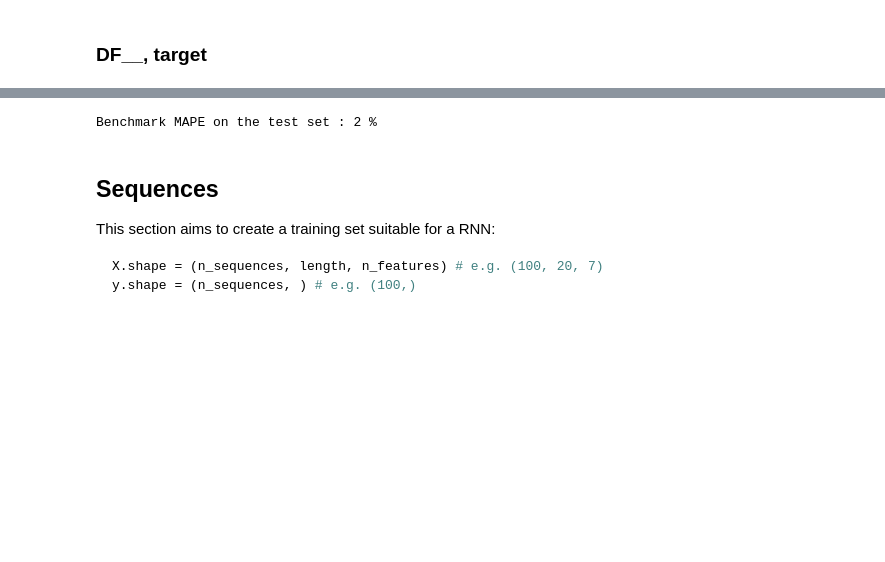
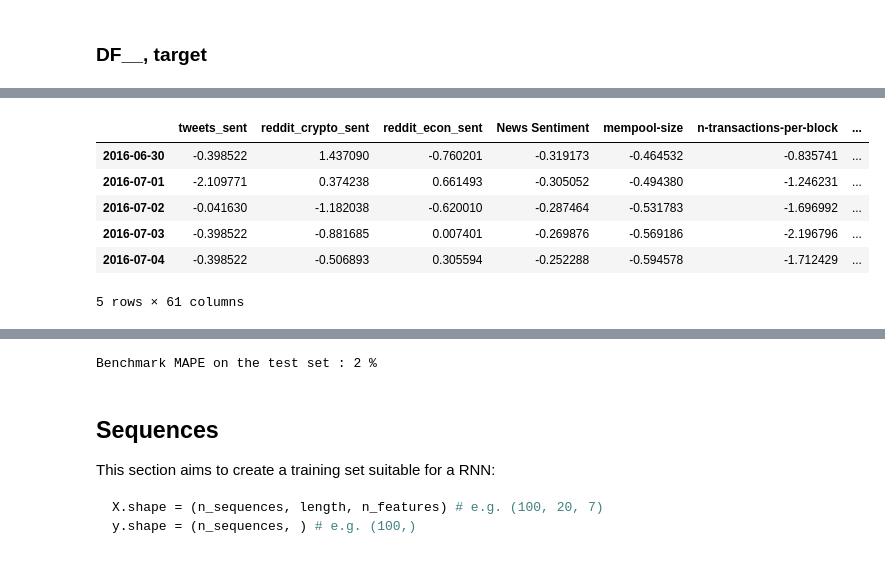
Before and after one commit to michelangelo89/btc_sent_fc, a Jupyter notebook: notebooks/Michelangelo_RNN.ipynb, the cells around one changed output, grey strips where cells are left out. Cells and saved outputs as stored; diff of their text form; code cells hidden in the pictures; blank space fills up the shorter version.

```diff
--- a/notebooks/Michelangelo_RNN.ipynb
+++ b/notebooks/Michelangelo_RNN.ipynb
@@ -208,6 +215,16 @@ t_log_test = t_log[len_:]
 # %%
 df_train = pd.concat([df_train,t_log_train],axis=1)
 df_test = pd.concat([df_test,t_log_test],axis=1)
+# %%
+df_train.head()
+# %% [output]
+|  | tweets_sent | reddit_crypto_sent | reddit_econ_sent | News Sentiment | mempool-size | n-transactions-per-block | ... |
+| 2016-06-30 | -0.398522 | 1.437090 | -0.760201 | -0.319173 | -0.464532 | -0.835741 | ... |
+| 2016-07-01 | -2.109771 | 0.374238 | 0.661493 | -0.305052 | -0.494380 | -1.246231 | ... |
+| 2016-07-02 | -0.041630 | -1.182038 | -0.620010 | -0.287464 | -0.531783 | -1.696992 | ... |
+| 2016-07-03 | -0.398522 | -0.881685 | 0.007401 | -0.269876 | -0.569186 | -2.196796 | ... |
+| 2016-07-04 | -0.398522 | -0.506893 | 0.305594 | -0.252288 | -0.594578 | -1.712429 | ... |
+5 rows × 61 columns
 # %%
 X_train, y_train = get_X_y(df_train, 2000, 90)
 print(X_train.shape)
```
Also changed, not shown: parts of 23 cells of this notebook, 3 other files.
